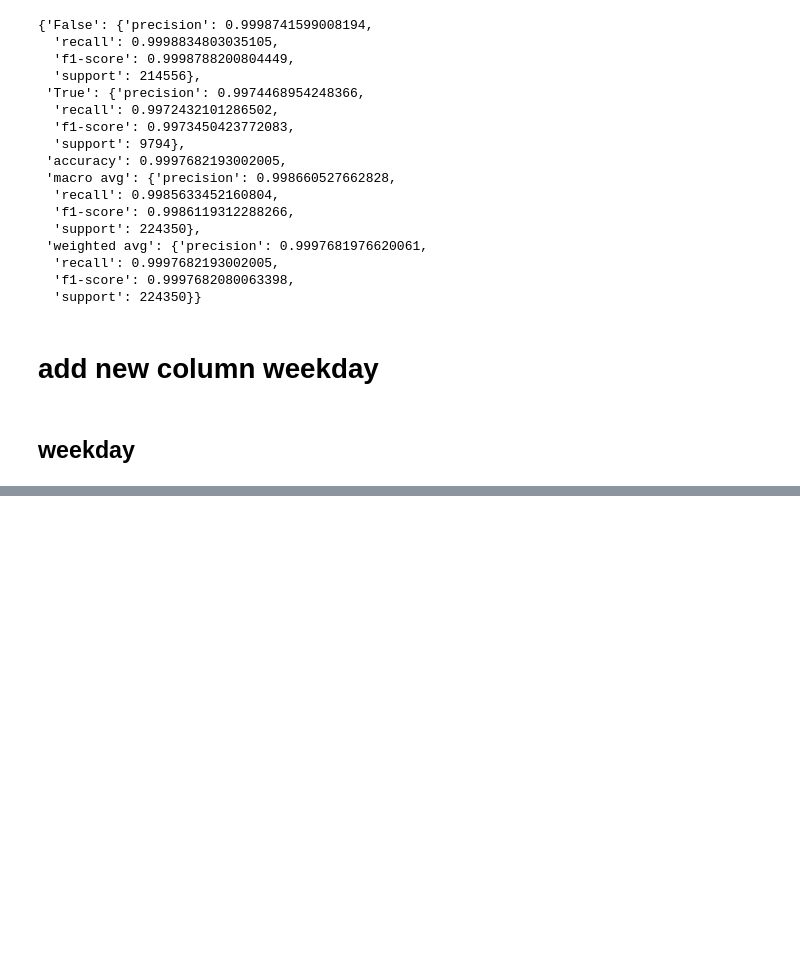
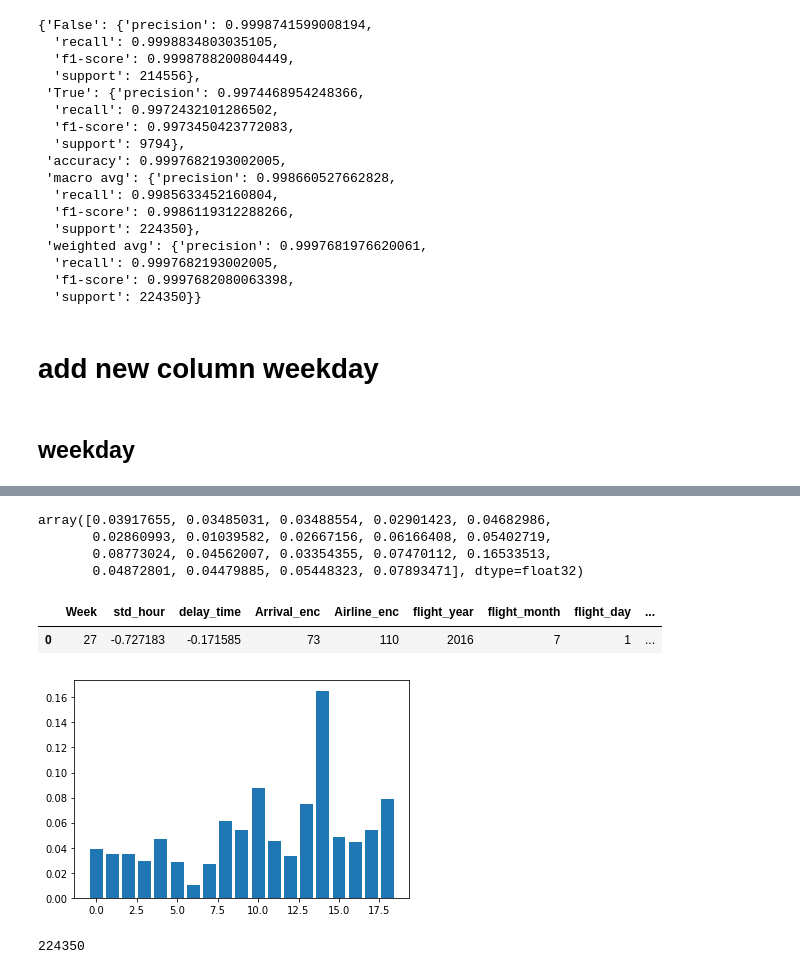
Before and after one commit to timsu27/flight_delays, a Jupyter notebook: flight_delays.ipynb, the cells around one changed output, grey strips where cells are left out. Saved outputs shown, nothing was run; the diff lists cells and outputs as text; code cells hidden in the pictures; blank space fills up the shorter version.

```diff
--- a/flight_delays.ipynb
+++ b/flight_delays.ipynb
@@ -242,4 +223,4 @@ from sklearn.preprocessing import StandardScaler
 non_std_enc_cols = ["Week", "Arrival_enc", "Airline_enc", "flight_year", "flight_month", "flight_day"]
 # %%
 scaler = StandardScaler()
-df[df.columns[~df.columns.isin(non_std_enc_cols)]] = scaler.fit_transform(df[df.columns[~df.columns.isin(non_std_enc_cols)]])
+data[data.columns[~data.columns.isin(non_std_enc_cols)]] = scaler.fit_transform(data[data.columns[~data.columns.isin(non_std_enc_cols)]])
@@ -461,3 +438,19 @@ classification_report(y_test, X_predict, output_dict=True)
 # add new column weekday
 # %% [markdown]
 ## weekday
+# %%
+xgb = XGBClassifier(n_estimators=100,
+                    max_depth=6,
+                    learning_rate=0.1,
+                    use_label_encoder=False,
+                    n_jobs=-1,
+                    verbosity=0)
+len_features = len(data.columns)
+
+X_train, X_test, y_train, y_test = train_test_split(data[data.columns[~data.columns.isin(["delay_time"])]],
+                                          label.values,
+                                          train_size=0.75,
+                                          test_size=0.25,
+                                          random_state=39)
+# %%
+xgb.fit(X_train, y_train)
@@ -463,0 +468,18 @@ classification_report(y_test, X_predict, output_dict=True)
+# %%
+xgb.feature_importances_
+# %% [output]
+array([0.03917655, 0.03485031, 0.03488554, 0.02901423, 0.04682986,
+       0.02860993, 0.01039582, 0.02667156, 0.06166408, 0.05402719,
+       0.08773024, 0.04562007, 0.03354355, 0.07470112, 0.16533513,
+       0.04872801, 0.04479885, 0.05448323, 0.07893471], dtype=float32)
+# %%
+data.head(1)
+# %% [output]
+|  | Week | std_hour | delay_time | Arrival_enc | Airline_enc | flight_year | flight_month | flight_day | ... |
+| 0 | 27 | -0.727183 | -0.171585 | 73 | 110 | 2016 | 7 | 1 | ... |
+# %%
+%matplotlib inline
+plt.bar(range(len(xgb.feature_importances_)), xgb.feature_importances_)
+plt.show()
+# %% [output]
+[figure, added]
@@ -463,0 +488,4 @@ classification_report(y_test, X_predict, output_dict=True)
+# %%
+len(y_pred)
+# %% [output]
+224350
```
Also changed, not shown: parts of 12 cells of this notebook.
